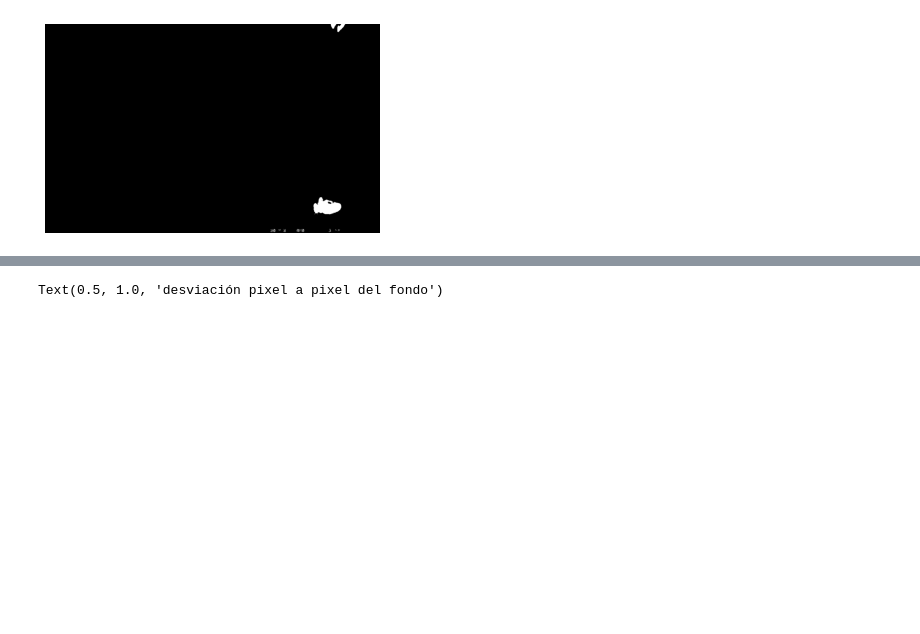
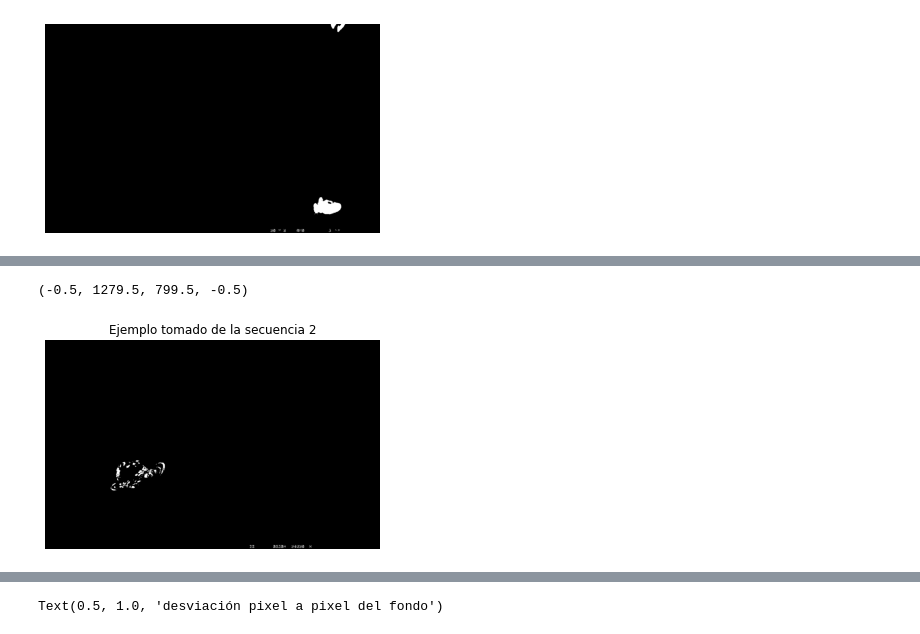
Before and after one commit to BenjaminIrarrazabal/Laboratorios_Inteligencia, a Jupyter notebook: Exp3.ipynb, the cells around one changed output, grey strips where cells are left out. Cells and saved outputs as stored; diff of their text form; code cells hidden in the pictures; blank space fills up the shorter version.

```diff
--- a/Exp3.ipynb
+++ b/Exp3.ipynb
@@ -8,3 +8,7 @@ import glob
 # Creamos una lista que guardará las imágenes correspondientes a la primera secuencia
 path = glob.glob("seq1//seq1//*.jpg")
 seq1 = [cv2.imread(file,0) for file in path]
+# %%
+# Creamos una lista que guardará las imágenes correspondientes a la segunda secuencia
+path2 = glob.glob("seq2//seq2//*.jpg")
+seq2 = [cv2.imread(file,0) for file in path2]
@@ -55,3 +79,5 @@ def Frame_Diff(seq, threshold):
     return Diff
 # %%
 F_D_seq1 = Frame_Diff(seq1, 50)
+# %%
+F_D_seq2 = Frame_Diff(seq2, 50)
@@ -67,0 +93,7 @@ fondo = [cv2.imread(file,0) for file in path2]
+# %%
+plt.imshow(F_D_seq2[275],cmap='gray')
+plt.title('Ejemplo tomado de la secuencia 2')
+plt.axis('off')
+# %% [output]
+(-0.5, 1279.5, 799.5, -0.5)
+[figure, added]
```
Also changed, not shown: parts of 21 cells of this notebook.
